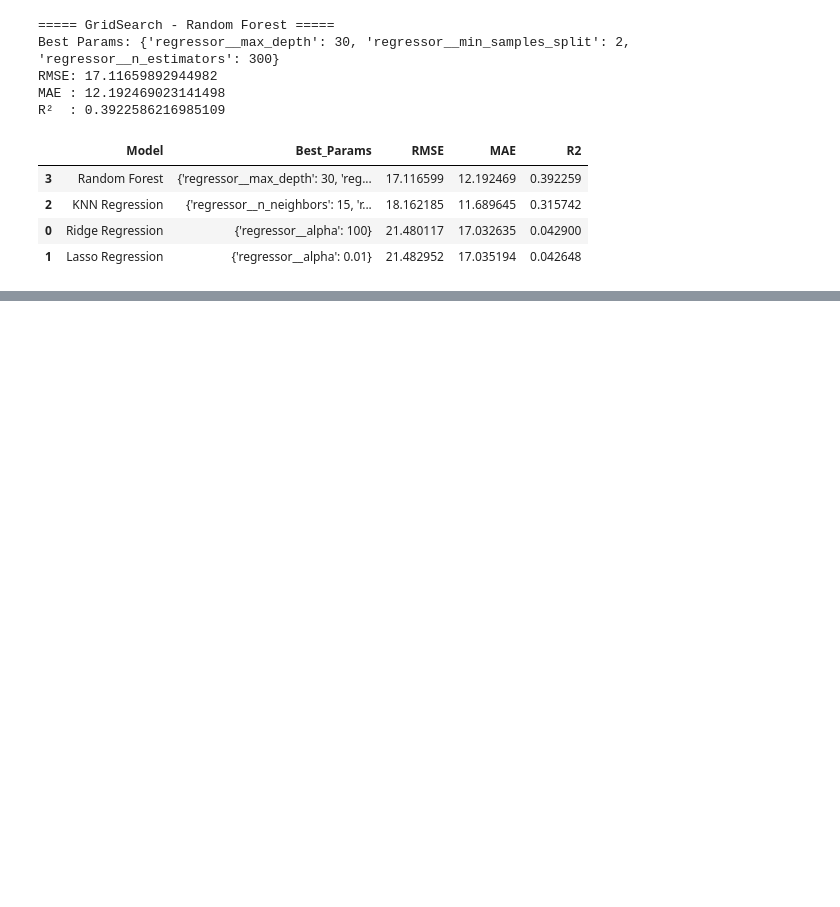
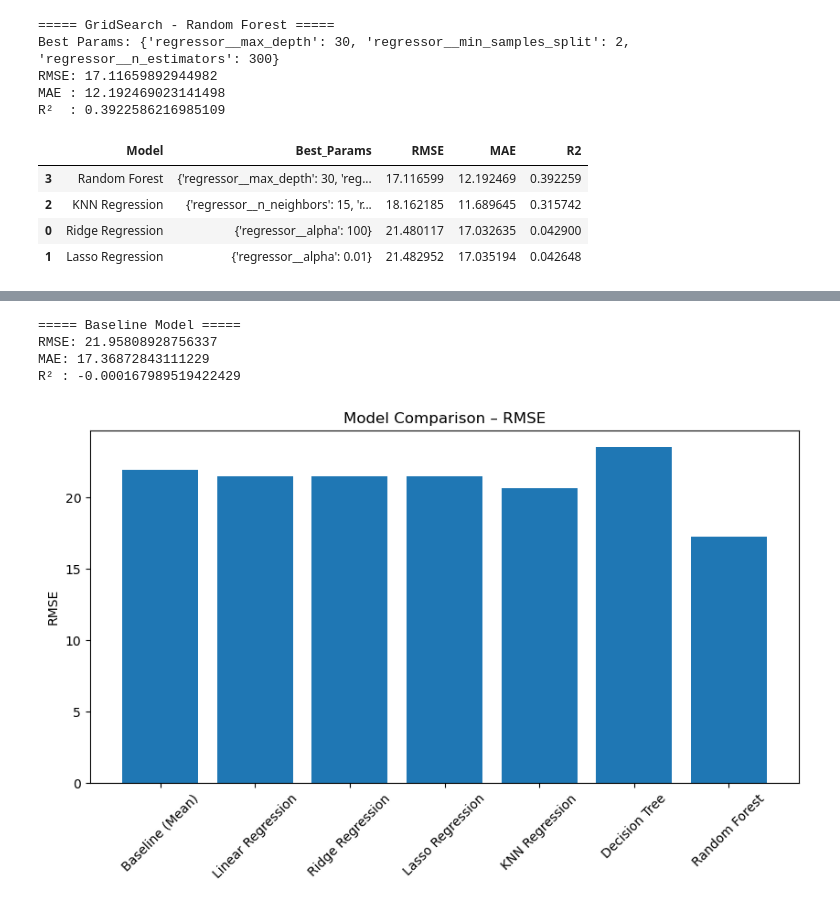
Before and after one commit to theobled/Project-Machine_Learning, a Jupyter notebook: Projet_Machine_Learning.ipynb, the cells around one changed output, grey strips where cells are left out. Drawn from its saved outputs; the diff is of its cells as text; code cells hidden in the pictures; blank space fills up the shorter version.

```diff
--- a/Projet_Machine_Learning.ipynb
+++ b/Projet_Machine_Learning.ipynb
@@ -658,0 +640,33 @@ plt.show()
+# %%
+baseline_pred = np.full_like(y_test, y_train.mean())
+baseline_rmse = math.sqrt(mean_squared_error(y_test, baseline_pred))
+baseline_mae = mean_absolute_error(y_test, baseline_pred)
+baseline_r2 = r2_score(y_test, baseline_pred)
+
+print("\n===== Baseline Model =====")
+print("RMSE:", baseline_rmse)
+print("MAE:", baseline_mae)
+print("R² :", baseline_r2)
+
+baseline_row = {
+    "Model": "Baseline (Mean)",
+    "RMSE": baseline_rmse,
+    "MAE": baseline_mae,
+    "R2": baseline_r2
+}
+
+results_df = pd.concat([pd.DataFrame([baseline_row]), results_df], ignore_index=True)
+# %% [output]
+===== Baseline Model =====
+RMSE: 21.95808928756337
+MAE: 17.36872843111229
+R² : -0.000167989519422429
+# %%
+plt.figure(figsize=(10,5))
+plt.bar(results_df['Model'], results_df['RMSE'])
+plt.xticks(rotation=45)
+plt.ylabel("RMSE")
+plt.title("Model Comparison – RMSE")
+plt.show()
+# %% [output]
+[figure, added]
```
Also changed, not shown: parts of 15 cells of this notebook, 1 other file.
